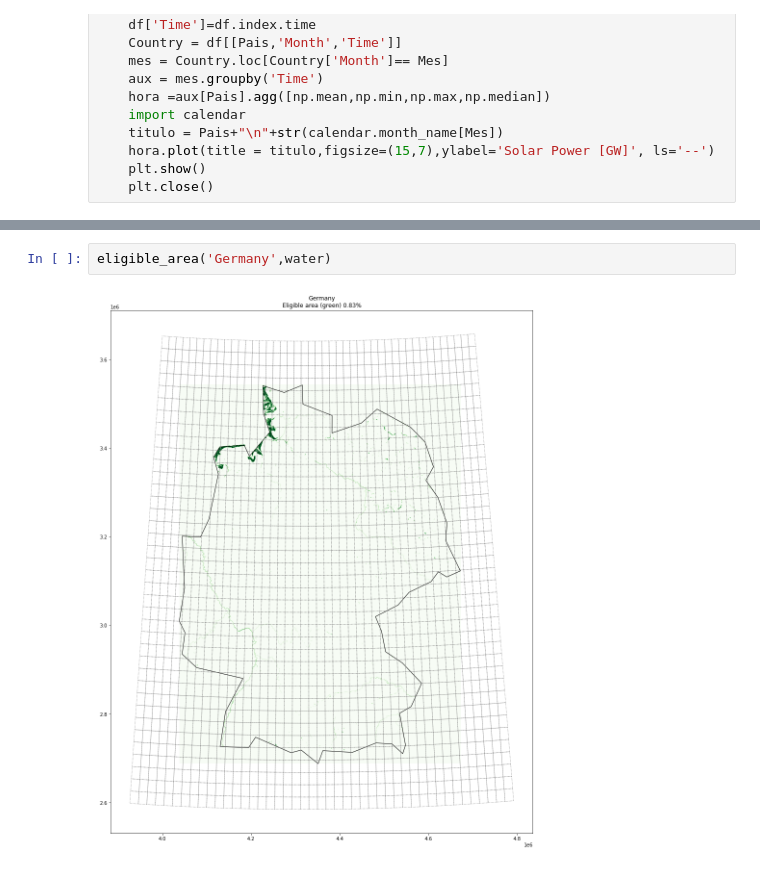
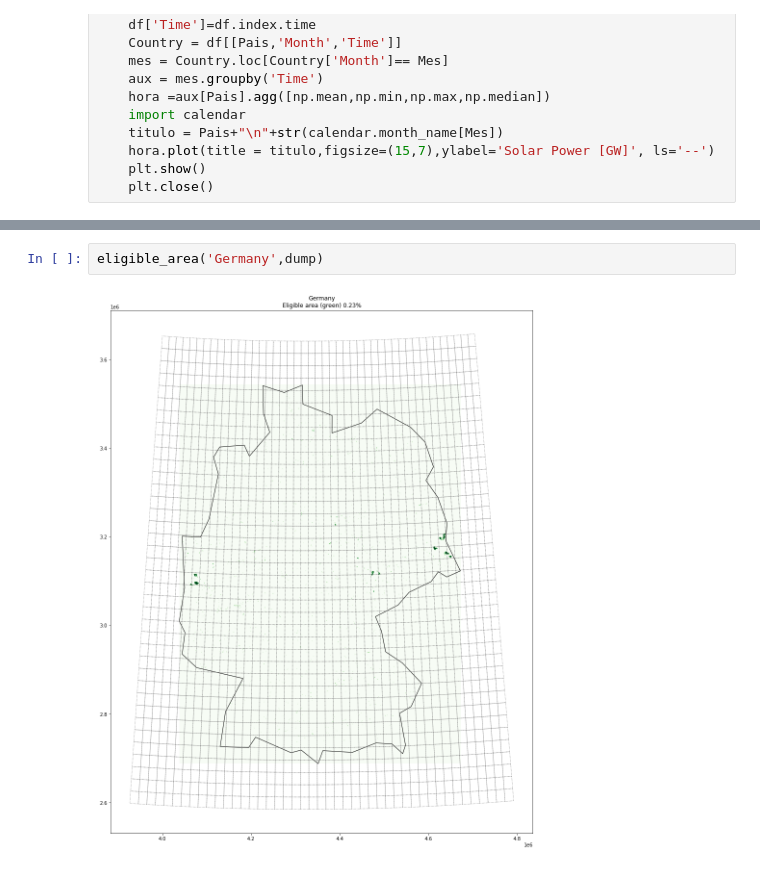
Before and after one commit to roberto-andrade22/PV_Parks_EU, a Jupyter notebook: Simulación.ipynb, the cells around one changed output, grey strips where cells are left out. Drawn from its saved outputs; the diff is of its cells as text.

Commit message:
Land use = Dump

```diff
--- a/Simulación.ipynb
+++ b/Simulación.ipynb
@@ -216,6 +232,6 @@ eligible_area('Spain',water)
 # %% [output]
 [figure]
 # %%
-eligible_area('Germany',water)
+eligible_area('Germany',dump)
 # %% [output]
-[figure, old version]
+[figure, new version]
```
Also changed, not shown: parts of 10 cells of this notebook, 2 other files.
